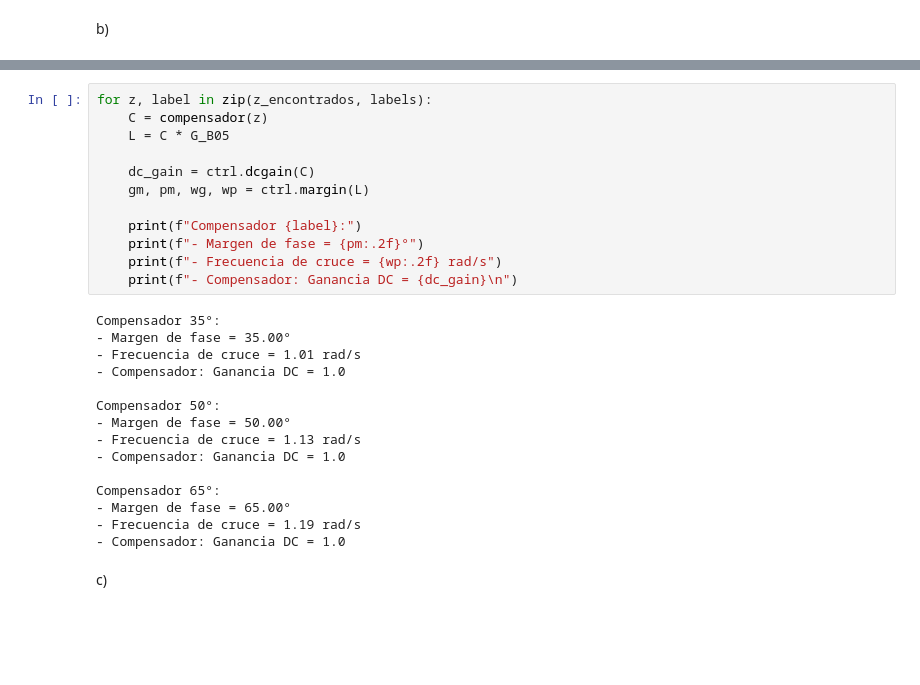
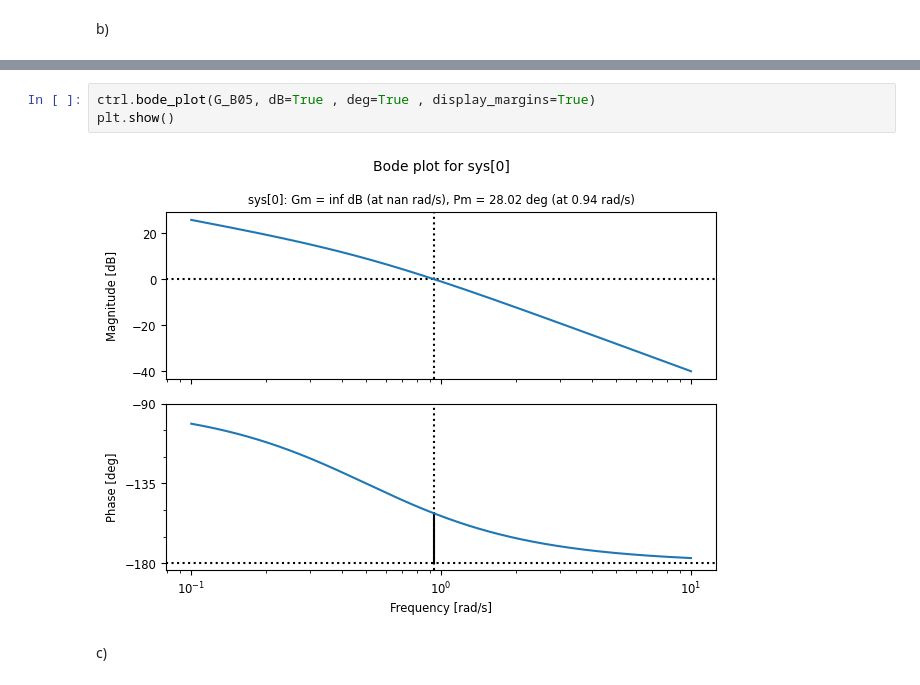
Before and after one commit to Zoevelazquez0430/TP1-SistemasDeControl, a Jupyter notebook: TP1_SControl_CleanCopy.ipynb, the cells around one changed output, grey strips where cells are left out. Saved outputs shown, nothing was run; the diff lists cells and outputs as text; blank space fills up the shorter version.

```diff
--- a/TP1_SControl_CleanCopy.ipynb
+++ b/TP1_SControl_CleanCopy.ipynb
@@ -1712,30 +1694,8 @@ plt.show()
-# %%
-for z, label in zip(z_encontrados, labels):
-    C = compensador(z)
-    L = C * G_B05
-
-    dc_gain = ctrl.dcgain(C)
-    gm, pm, wg, wp = ctrl.margin(L)
-
-    print(f"Compensador {label}:")
-    print(f"- Margen de fase = {pm:.2f}°")
-    print(f"- Frecuencia de cruce = {wp:.2f} rad/s")
-    print(f"- Compensador: Ganancia DC = {dc_gain}\n")
-# %% [output]
-Compensador 35°:
-- Margen de fase = 35.00°
-- Frecuencia de cruce = 1.01 rad/s
-- Compensador: Ganancia DC = 1.0
-
-Compensador 50°:
-- Margen de fase = 50.00°
-- Frecuencia de cruce = 1.13 rad/s
-- Compensador: Ganancia DC = 1.0
-
-Compensador 65°:
-- Margen de fase = 65.00°
-- Frecuencia de cruce = 1.19 rad/s
-- Compensador: Ganancia DC = 1.0
+# %%
+ctrl.bode_plot(G_B05, dB=True , deg=True , display_margins=True)
+plt.show()
+# %% [output]
+[figure, added]
 # %% [markdown]
 c)
 # %%
```
Also changed, not shown: parts of 2 cells of this notebook.
